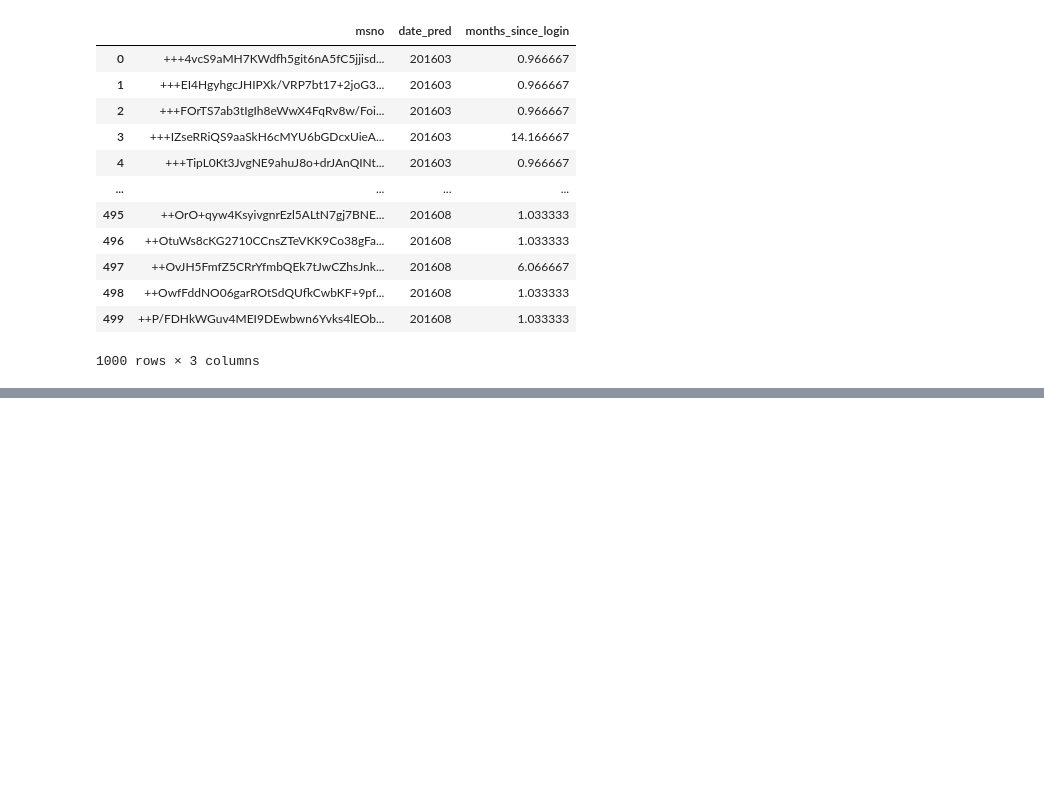
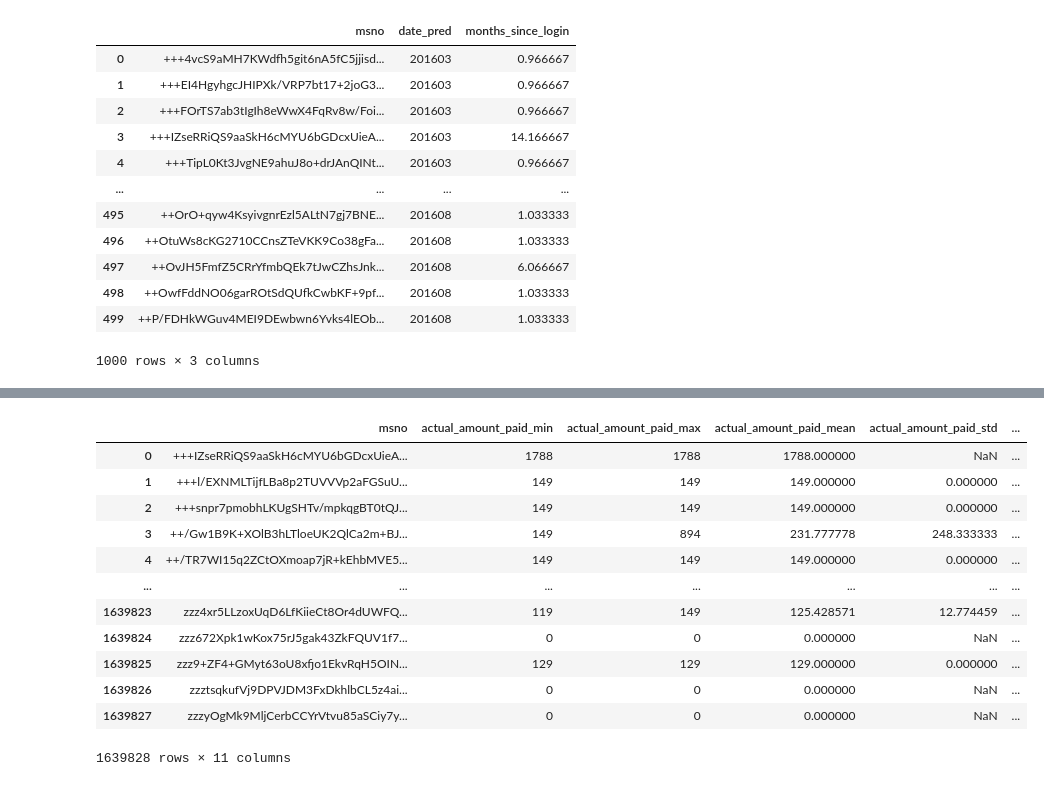
Before and after one commit to achrafaourik/Churn-Prediction, a Jupyter notebook: Feature Engineering.ipynb, the cells around one changed output, grey strips where cells are left out. Drawn from its saved outputs; the diff is of its cells as text; code cells hidden in the pictures; blank space fills up the shorter version.

```diff
--- a/Feature Engineering.ipynb
+++ b/Feature Engineering.ipynb
@@ -250,0 +275,4 @@ distribute_processes(months_last_login_dates, unstacked_df=unstacked_df.head(500
+# %%
+transactions = pd.read_csv(os.path.join(data_dir, 'transactions_cleaned_final.csv'))
+# %%
+date = 201603
@@ -250,0 +288,30 @@ distribute_processes(months_last_login_dates, unstacked_df=unstacked_df.head(500
+# %%
+transactions['transaction_date'] = pd.to_datetime(transactions['transaction_date'], format='%Y-%m-%d')
+# %%
+def agg_trx(transactions, date, aggs={}):
+    filtered_transactions = transactions[transactions.transaction_date < datetime(date // 100, date % 100, 1)]
+    aggs_trx = filtered_transactions.groupby(uid).agg(aggs)
+    aggs_trx.columns = ['_'.join(x) for x in aggs_trx.columns.ravel()]
+    aggs_trx.reset_index(inplace=True)
+
+    aggs_trx['date_pred'] = date
+    return aggs_trx
+# %%
+agg_trx(transactions, date, aggs={'actual_amount_paid': ['min', 'max', 'mean', 'std', 'sum'],
+                                  'is_auto_renew': ['mean', 'sum'],
+                                 'is_cancel': ['sum', 'mean'],
+                                  'msno': 'count'})
+# %% [output]
+|  | msno | actual_amount_paid_min | actual_amount_paid_max | actual_amount_paid_mean | actual_amount_paid_std | ... |
+| 0 | +++IZseRRiQS9aaSkH6cMYU6bGDcxUieA... | 1788 | 1788 | 1788.000000 | NaN | ... |
+| 1 | +++l/EXNMLTijfLBa8p2TUVVVp2aFGSuU... | 149 | 149 | 149.000000 | 0.000000 | ... |
+| 2 | +++snpr7pmobhLKUgSHTv/mpkqgBT0tQJ... | 149 | 149 | 149.000000 | 0.000000 | ... |
+| 3 | ++/Gw1B9K+XOlB3hLTloeUK2QlCa2m+BJ... | 149 | 894 | 231.777778 | 248.333333 | ... |
+| 4 | ++/TR7WI15q2ZCtOXmoap7jR+kEhbMVE5... | 149 | 149 | 149.000000 | 0.000000 | ... |
+| ... | ... | ... | ... | ... | ... | ... |
+| 1639823 | zzz4xr5LLzoxUqD6LfKiieCt8Or4dUWFQ... | 119 | 149 | 125.428571 | 12.774459 | ... |
+| 1639824 | zzz672Xpk1wKox75rJ5gak43ZkFQUV1f7... | 0 | 0 | 0.000000 | NaN | ... |
+| 1639825 | zzz9+ZF4+GMyt63oU8xfjo1EkvRqH5OIN... | 129 | 129 | 129.000000 | 0.000000 | ... |
+| 1639826 | zzztsqkufVj9DPVJDM3FxDkhlbCL5z4ai... | 0 | 0 | 0.000000 | NaN | ... |
+| 1639827 | zzzyOgMk9MljCerbCCYrVtvu85aSCiy7y... | 0 | 0 | 0.000000 | NaN | ... |
+1639828 rows × 11 columns
```
Also changed, not shown: parts of 53 cells of this notebook, 2 other files.
